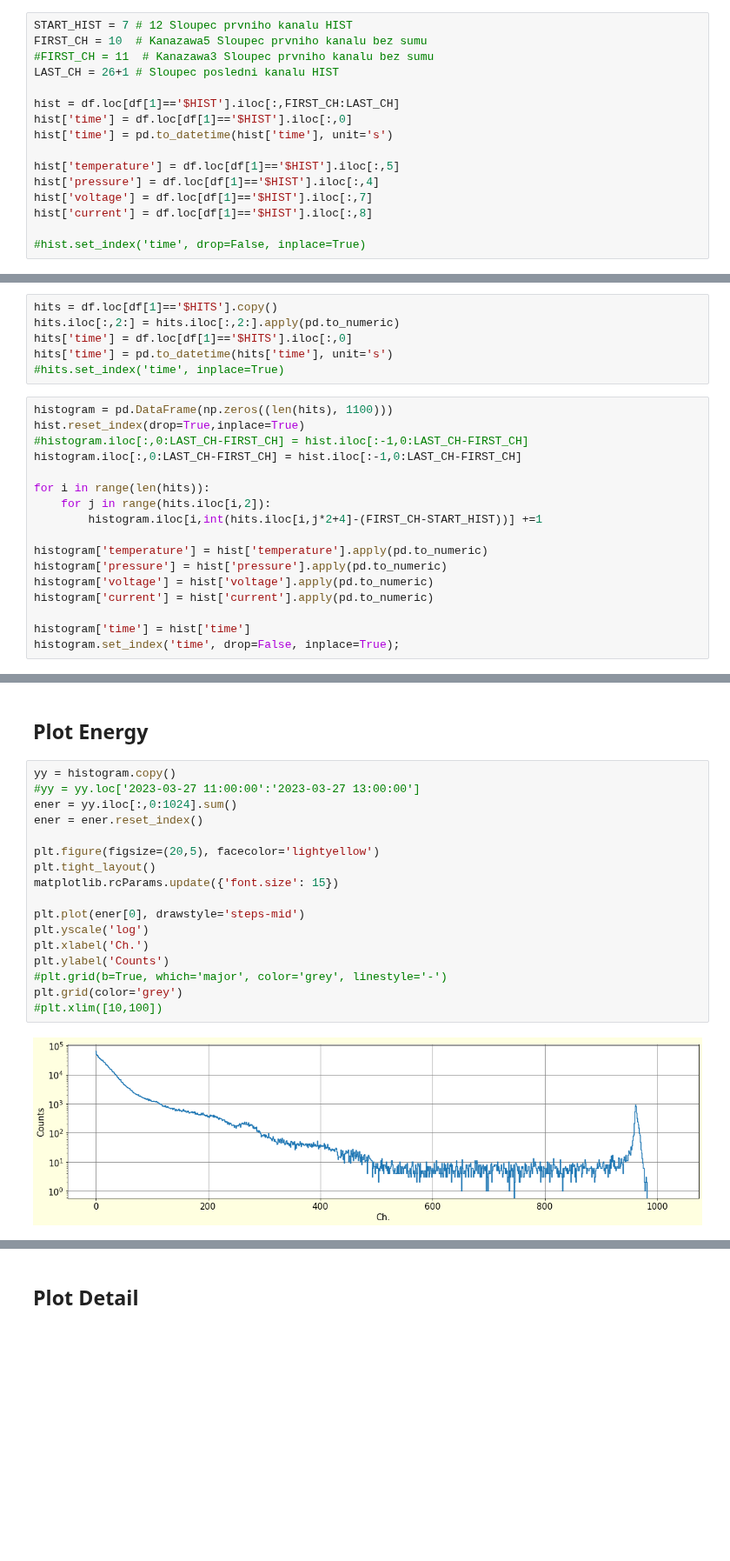
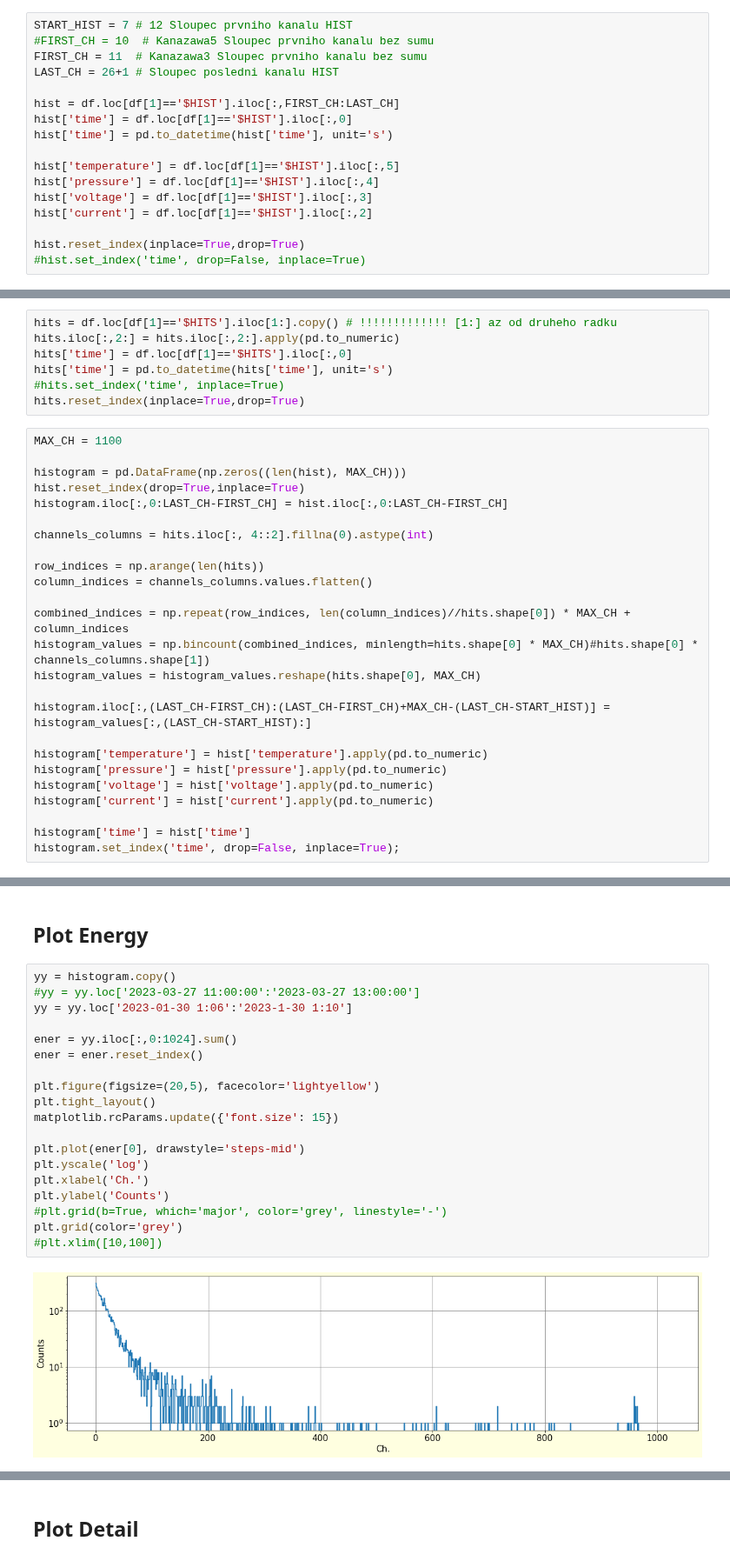
Before and after one commit to UniversalScientificTechnologies/GEODOS02, a Jupyter notebook: notebooks/japan_2022_2023.ipynb, the cells around one changed output, grey strips where cells are left out. Shown at 87% size. Cells and saved outputs as stored; diff of their text form; blank space fills up the shorter version.

```diff
--- a/notebooks/japan.ipynb
+++ b/notebooks/japan_2022_2023.ipynb
@@ -61,7 +66,7 @@ df.drop(df[df[0]=='$GPGSV'].index, inplace=True)
 # %%
 START_HIST = 7 # 12 Sloupec prvniho kanalu HIST
-FIRST_CH = 10  # Kanazawa5 Sloupec prvniho kanalu bez sumu
-#FIRST_CH = 11  # Kanazawa3 Sloupec prvniho kanalu bez sumu
+#FIRST_CH = 10  # Kanazawa5 Sloupec prvniho kanalu bez sumu
+FIRST_CH = 11  # Kanazawa3 Sloupec prvniho kanalu bez sumu
 LAST_CH = 26+1 # Sloupec posledni kanalu HIST
 
 hist = df.loc[df[1]=='$HIST'].iloc[:,FIRST_CH:LAST_CH]
@@ -70,7 +75,8 @@ hist['time'] = pd.to_datetime(hist['time'], unit='s')
 
 hist['temperature'] = df.loc[df[1]=='$HIST'].iloc[:,5]
 hist['pressure'] = df.loc[df[1]=='$HIST'].iloc[:,4]
-hist['voltage'] = df.loc[df[1]=='$HIST'].iloc[:,7]
-hist['current'] = df.loc[df[1]=='$HIST'].iloc[:,8]
+hist['voltage'] = df.loc[df[1]=='$HIST'].iloc[:,3]
+hist['current'] = df.loc[df[1]=='$HIST'].iloc[:,2]
 
+hist.reset_index(inplace=True,drop=True)
 #hist.set_index('time', drop=False, inplace=True)
@@ -77,20 +99,29 @@ hist['current'] = df.loc[df[1]=='$HIST'].iloc[:,8]
 # %% [markdown]
 ## Add individual events to histogram
 # %%
-hits = df.loc[df[1]=='$HITS'].copy()
+hits = df.loc[df[1]=='$HITS'].iloc[1:].copy() # !!!!!!!!!!!!! [1:] az od druheho radku
 hits.iloc[:,2:] = hits.iloc[:,2:].apply(pd.to_numeric)
 hits['time'] = df.loc[df[1]=='$HITS'].iloc[:,0]
 hits['time'] = pd.to_datetime(hits['time'], unit='s')
 #hits.set_index('time', inplace=True)
+hits.reset_index(inplace=True,drop=True)
 # %%
-histogram = pd.DataFrame(np.zeros((len(hits), 1100)))
+MAX_CH = 1100
+
+histogram = pd.DataFrame(np.zeros((len(hist), MAX_CH)))
 hist.reset_index(drop=True,inplace=True)
-#histogram.iloc[:,0:LAST_CH-FIRST_CH] = hist.iloc[:-1,0:LAST_CH-FIRST_CH]
-histogram.iloc[:,0:LAST_CH-FIRST_CH] = hist.iloc[:-1,0:LAST_CH-FIRST_CH]
+histogram.iloc[:,0:LAST_CH-FIRST_CH] = hist.iloc[:,0:LAST_CH-FIRST_CH]
 
-for i in range(len(hits)):
-    for j in range(hits.iloc[i,2]):
-        histogram.iloc[i,int(hits.iloc[i,j*2+4]-(FIRST_CH-START_HIST))] +=1
+channels_columns = hits.iloc[:, 4::2].fillna(0).astype(int)
+
+row_indices = np.arange(len(hits))
+column_indices = channels_columns.values.flatten()
+
+combined_indices = np.repeat(row_indices, len(column_indices)//hits.shape[0]) * MAX_CH + column_indices
+histogram_values = np.bincount(combined_indices, minlength=hits.shape[0] * MAX_CH)#hits.shape[0] * channels_columns.shape[1])
+histogram_values = histogram_values.reshape(hits.shape[0], MAX_CH)
+
+histogram.iloc[:,(LAST_CH-FIRST_CH):(LAST_CH-FIRST_CH)+MAX_CH-(LAST_CH-START_HIST)] = histogram_values[:,(LAST_CH-START_HIST):]
 
 histogram['temperature'] = hist['temperature'].apply(pd.to_numeric)
 histogram['pressure'] = hist['pressure'].apply(pd.to_numeric)
@@ -120,19 +154,21 @@ histogram['roll'].plot()
 # %%
 yy = histogram.copy()
 #yy = yy.loc['2023-03-27 11:00:00':'2023-03-27 13:00:00']
+yy = yy.loc['2023-01-30 1:06':'2023-1-30 1:10']
+
 ener = yy.iloc[:,0:1024].sum()
 ener = ener.reset_index()
 
 plt.figure(figsize=(20,5), facecolor='lightyellow')
 plt.tight_layout()
 matplotlib.rcParams.update({'font.size': 15})
 
 plt.plot(ener[0], drawstyle='steps-mid')
 plt.yscale('log')
 plt.xlabel('Ch.')
 plt.ylabel('Counts')
 #plt.grid(b=True, which='major', color='grey', linestyle='-')
 plt.grid(color='grey')
 #plt.xlim([10,100])
 # %% [output]
-[figure, old version]
+[figure, new version]
```
Also changed, not shown: parts of 9 cells of this notebook, 1 other file.
